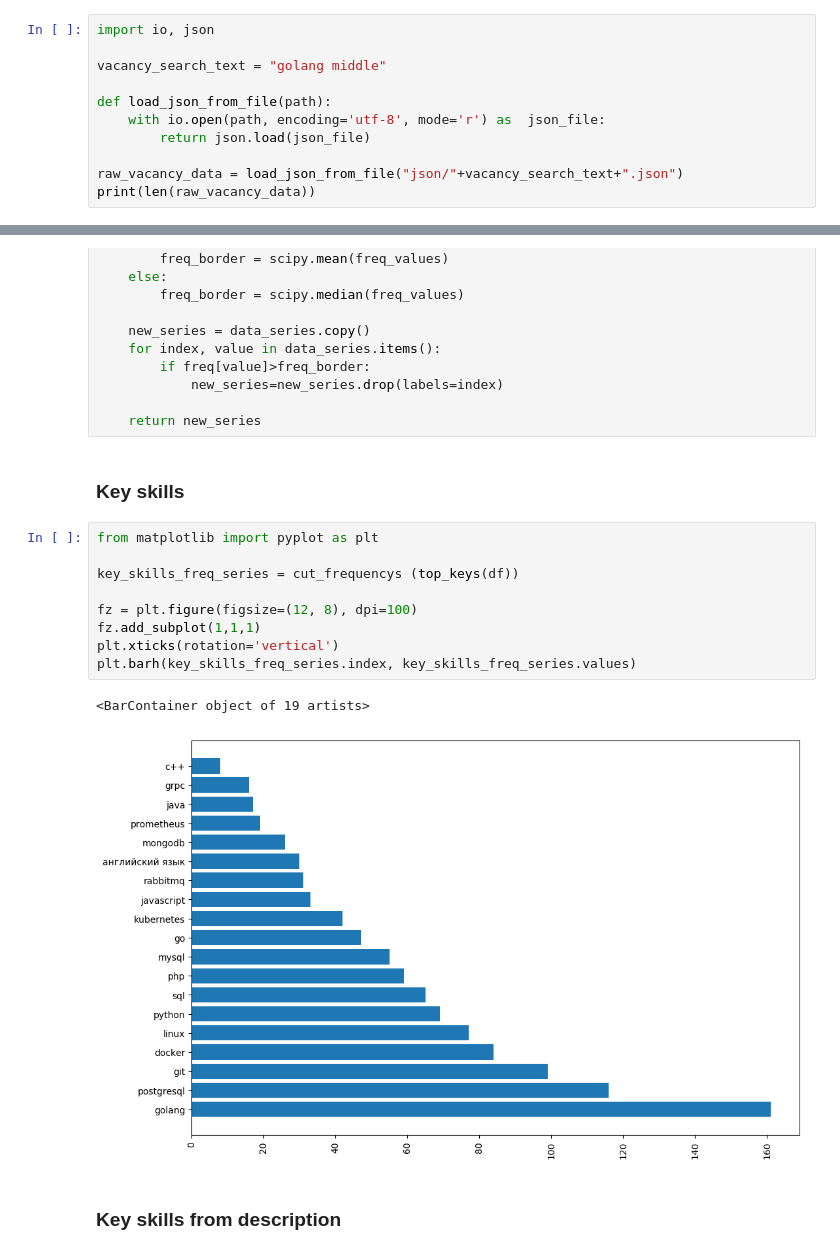
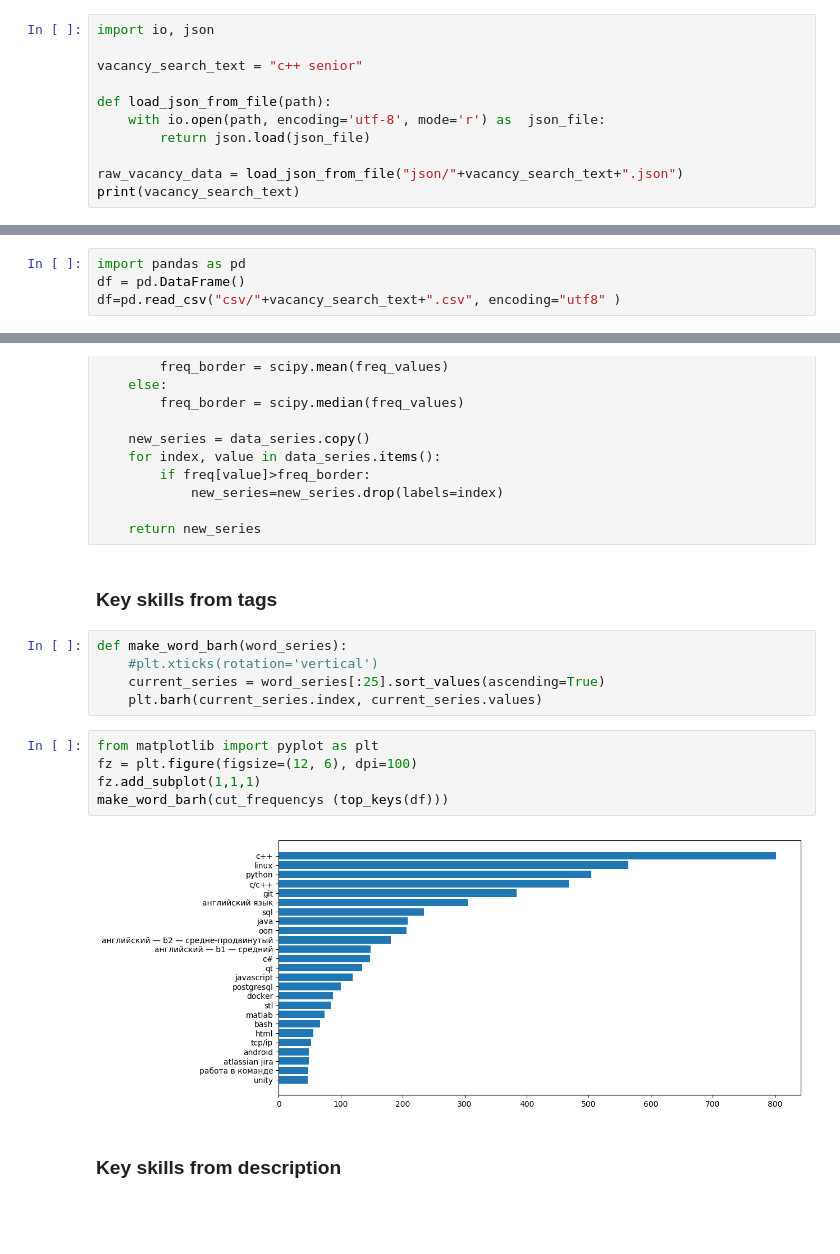
Before and after one commit to LuaSavage/hh_ru_research, a Jupyter notebook: main.ipynb, the cells around one changed output, grey strips where cells are left out. Saved outputs shown, nothing was run; the diff lists cells and outputs as text; blank space fills up the shorter version.

Commit message:
refactoring, fixed some graph issues

```diff
--- a/main.ipynb
+++ b/main.ipynb
@@ -1,12 +3,12 @@
 # %%
 import io, json
 
-vacancy_search_text = "golang middle"
+vacancy_search_text = "c++ senior"
 
 def load_json_from_file(path):
     with io.open(path, encoding='utf-8', mode='r') as  json_file:
         return json.load(json_file)
 
 raw_vacancy_data = load_json_from_file("json/"+vacancy_search_text+".json")
-print(len(raw_vacancy_data))
+print(vacancy_search_text)
 # %% [output]
@@ -60 +57,5 @@ df=pd.read_csv(vacancy_search_text+".csv", encoding="utf8" )
+# %%
+import pandas as pd
+df = pd.DataFrame()
+df=pd.read_csv("csv/"+vacancy_search_text+".csv", encoding="utf8" )
 # %%
@@ -229,19 +222,19 @@ def cut_frequencys (data_series, stat = "median"):
 
     return new_series
 # %% [markdown]
-### Key skills
+### Key skills from tags
+# %%
+def make_word_barh(word_series):
+    #plt.xticks(rotation='vertical')
+    current_series = word_series[:25].sort_values(ascending=True)
+    plt.barh(current_series.index, current_series.values)
 # %%
 from matplotlib import pyplot as plt
-
-key_skills_freq_series = cut_frequencys (top_keys(df))
-
-fz = plt.figure(figsize=(12, 8), dpi=100)
+fz = plt.figure(figsize=(12, 6), dpi=100)
 fz.add_subplot(1,1,1)
-plt.xticks(rotation='vertical')
-plt.barh(key_skills_freq_series.index, key_skills_freq_series.values)
+make_word_barh(cut_frequencys (top_keys(df)))
 # %% [output]
-<BarContainer object of 19 artists>
-[figure, old version]
+[figure, new version]
 # %% [markdown]
 ### Key skills from description
 # %%
```
Also changed, not shown: parts of 13 cells of this notebook.
